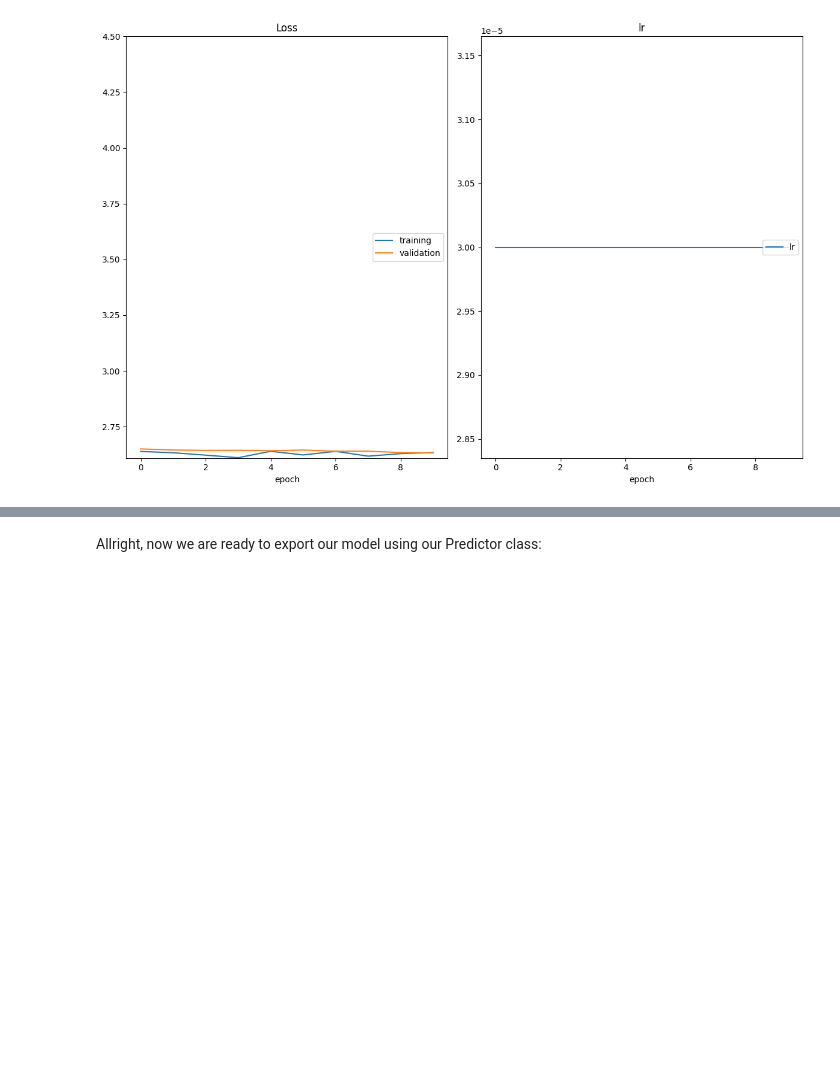
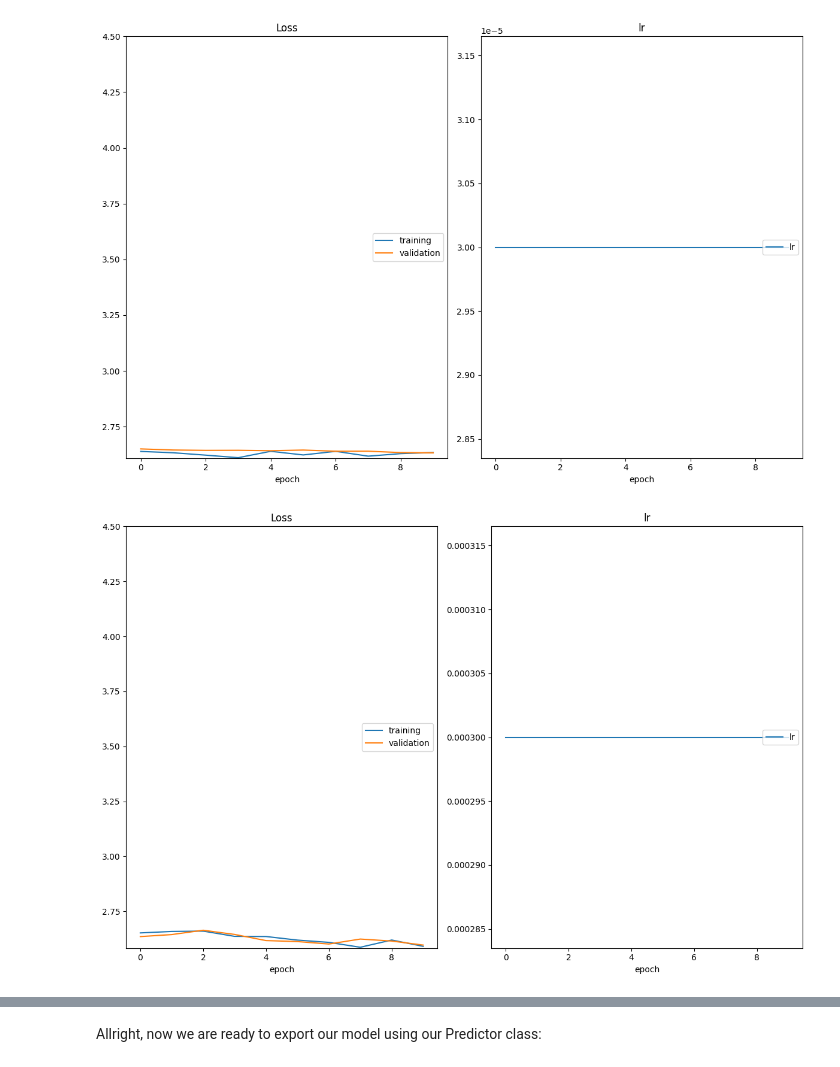
Before and after one commit to frankgolub/deep-learning-v2-pytorch, a Jupyter notebook: projects/starter-kit/cnn_from_scratch.ipynb, the cells around one changed output, grey strips where cells are left out. Saved outputs shown, nothing was run; the diff lists cells and outputs as text; code cells hidden in the pictures; blank space fills up the shorter version.

```diff
--- a/projects/starter-kit/cnn_from_scratch.ipynb
+++ b/projects/starter-kit/cnn_from_scratch.ipynb
@@ -614,32 +614,35 @@ load_path = 'checkpoints/best_val_loss_90_end_of_training.pt'
 save_path = 'checkpoints/best_val_loss_100.pt'
 
 # learning_rate = learning_rate
-learning_rate = 3e-5
+learning_rate = 3e-4
+momentum = 1.8
 
 # del model
 model = MyModel(num_classes=num_classes,
                 dropout=dropout) # YOUR CODE HERE
 optimizer = get_optimizer(model=model,
                           learning_rate=learning_rate,
                           optimizer=opt,
                           weight_decay=weight_decay,
                           momentum=momentum)
 
 checkpoint = torch.load(load_path, map_location='cpu')
 model.load_state_dict(checkpoint['model_state_dict'])
 model.to('cuda')
 data_loaders = checkpoint['dataloader']
 optimizer.load_state_dict(checkpoint['optimizer_state_dict'])
 optimizer.param_groups[0]['lr'] = learning_rate
 epoch = checkpoint['epoch']
 loss = checkpoint['loss']
 
 optimize(
     data_loaders,
     model,
     optimizer,
     loss,
     n_epochs=num_epochs,
     save_path=save_path,
     interactive_tracking=True
 )
+# %% [output]
+[figure, added]
```
Also changed, not shown: parts of 4 cells of this notebook.
